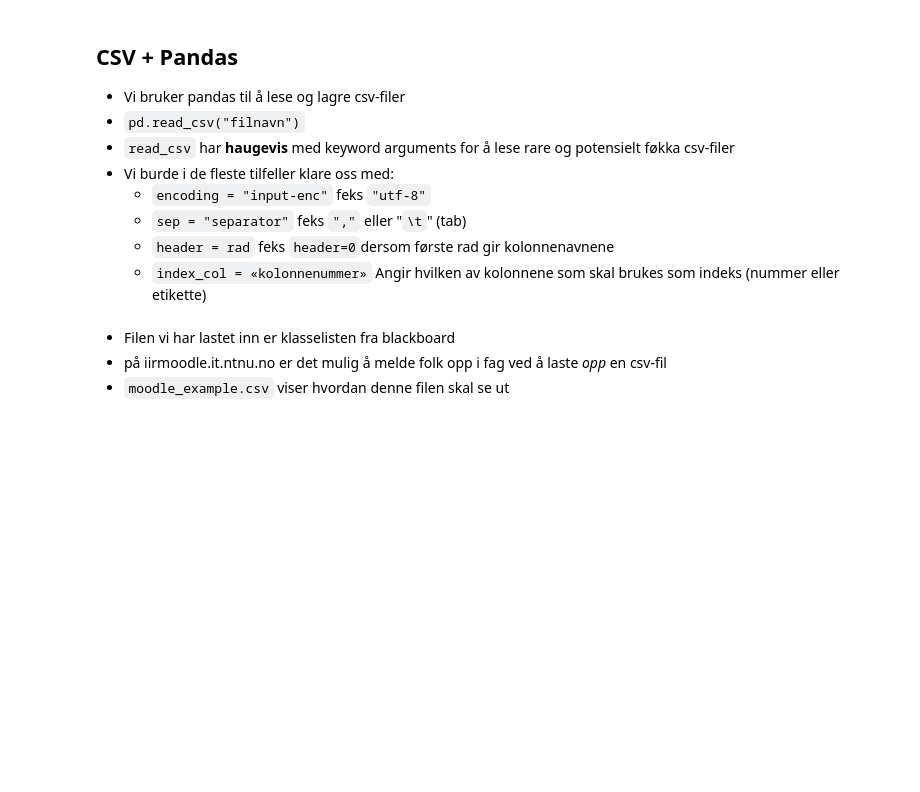
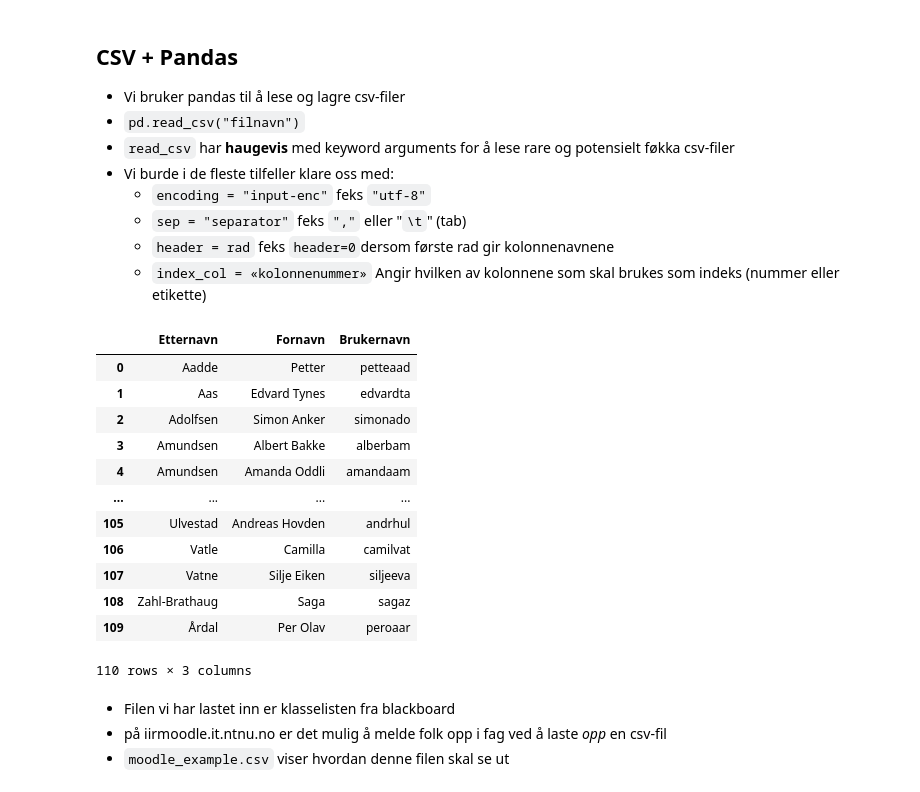
Before and after one commit to jonasjul/IIRA2001H24, a Jupyter notebook: 9-Pandas III/Pandas-Lese-Data-JH.ipynb, the cells around one changed output. Saved outputs shown, nothing was run; the diff lists cells and outputs as text; code cells hidden in the pictures; blank space fills up the shorter version.

```diff
--- a/9-Pandas III/Pandas-Lese-Data-JH.ipynb
+++ b/9-Pandas III/Pandas-Lese-Data-JH.ipynb
@@ -54,7 +54,23 @@
 # %%
 import pandas as pd
 
-#Leser inn filen "blacboard.csv"
+#Leser inn data .csv
+BB_df = pd.read_csv("blackboard.csv", encoding="utf-16", sep="\t", index_col=0)
+BB_df
+# %% [output]
+|  | Etternavn | Fornavn | Brukernavn |
+| 0 | Aadde | Petter | petteaad |
+| 1 | Aas | Edvard Tynes | edvardta |
+| 2 | Adolfsen | Simon Anker | simonado |
+| 3 | Amundsen | Albert Bakke | alberbam |
+| 4 | Amundsen | Amanda Oddli | amandaam |
+| ... | ... | ... | ... |
+| 105 | Ulvestad | Andreas Hovden | andrhul |
+| 106 | Vatle | Camilla | camilvat |
+| 107 | Vatne | Silje Eiken | siljeeva |
+| 108 | Zahl-Brathaug | Saga | sagaz |
+| 109 | Årdal | Per Olav | peroaar |
+110 rows × 3 columns
 # %% [markdown]
 * Filen vi har lastet inn er klasselisten fra blackboard
 * på iirmoodle.it.ntnu.no er det mulig å melde folk opp i fag ved å laste *opp* en csv-fil
```
Also changed, not shown: parts of 1 cell of this notebook, 2 other files.
